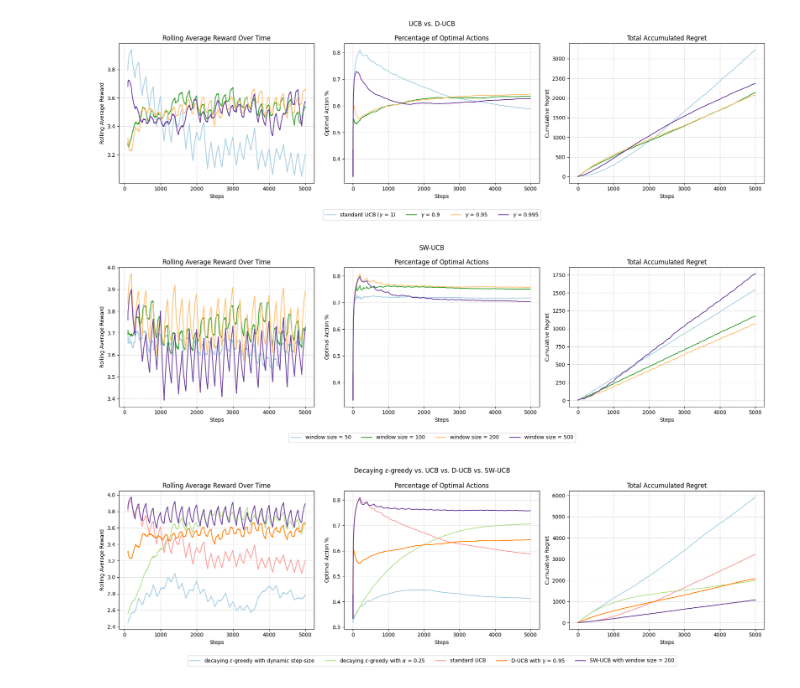
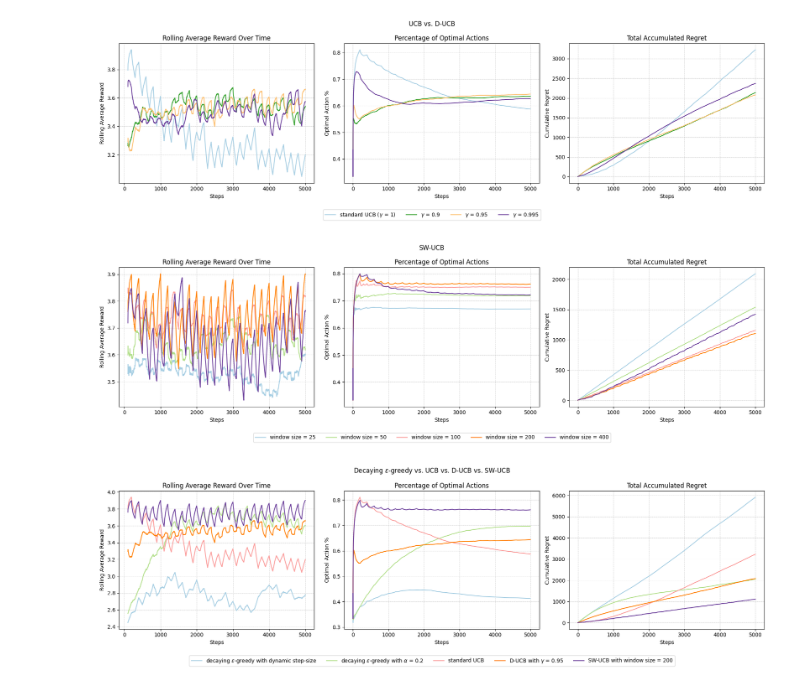
Before and after one commit to kuimetra/reinforcement_learning, a Jupyter notebook: final_project/part1.ipynb, the cells around one changed output. Cells and saved outputs as stored; diff of their text form; code cells hidden in the pictures.

Commit message:
window size 25

```diff
--- a/final_project/part1.ipynb
+++ b/final_project/part1.ipynb
@@ -160,7 +160,7 @@ def run_bandit_simulation(strategy_func, num_runs=500, num_steps=5000, **strateg
         "regrets": avg_regret,
     }
 # %%
-step_sizes = [-1, 0.01, 0.1, 0.25]
+step_sizes = [-1, 0.01, 0.1, 0.2]
 dec_eps_greedy_simulation_results = {
     step_size: run_bandit_simulation(strategy_func=decaying_epsilon_greedy, alpha=step_size)
     for step_size in step_sizes}
@@ -168,7 +168,7 @@ dec_eps_greedy_simulation_results = {
 gamma_values = [1, 0.9, 0.95, 0.995]
 d_ucb_simulation_results = {gamma: run_bandit_simulation(strategy_func=d_ucb, gamma=gamma) for gamma in gamma_values}
 # %%
-window_sizes = [50, 100, 200, 500]
+window_sizes = [25, 50, 100, 200, 400]
 sliding_window_ucb_simulation_results = {
     window_size: run_bandit_simulation(strategy_func=sw_ucb, window_size=window_size) for
     window_size in window_sizes}
@@ -217,19 +217,19 @@ sliding_window_ucb_simulation_labels = [f"window size = {window_size}" for windo
 plot_simulation_results(sliding_window_ucb_simulation_results.values(), sliding_window_ucb_simulation_labels,
                         title="SW-UCB")
 # %% [output]
-[figure, old version]
+[figure, new version]
 # %%
 comparison_simulation_results = [dec_eps_greedy_simulation_results[-1],
-                                 dec_eps_greedy_simulation_results[0.25],
+                                 dec_eps_greedy_simulation_results[0.2],
                                  d_ucb_simulation_results[1],
                                  d_ucb_simulation_results[0.95],
                                  sliding_window_ucb_simulation_results[200]]
 comparison_simulation_labels = ["decaying $\epsilon$-greedy with dynamic step-size",
-                                "decaying $\epsilon$-greedy with $\\alpha$ = 0.25",
+                                "decaying $\epsilon$-greedy with $\\alpha$ = 0.2",
                                 "standard UCB",
                                 "D-UCB with $\gamma$ = 0.95",
                                 "SW-UCB with window size = 200"]
 plot_simulation_results(comparison_simulation_results, comparison_simulation_labels,
                         title="Decaying $\epsilon$-greedy vs. UCB vs. D-UCB vs. SW-UCB")
 # %% [output]
-[figure, old version]
+[figure, new version]
```
Also changed, not shown: parts of 1 cell of this notebook.
